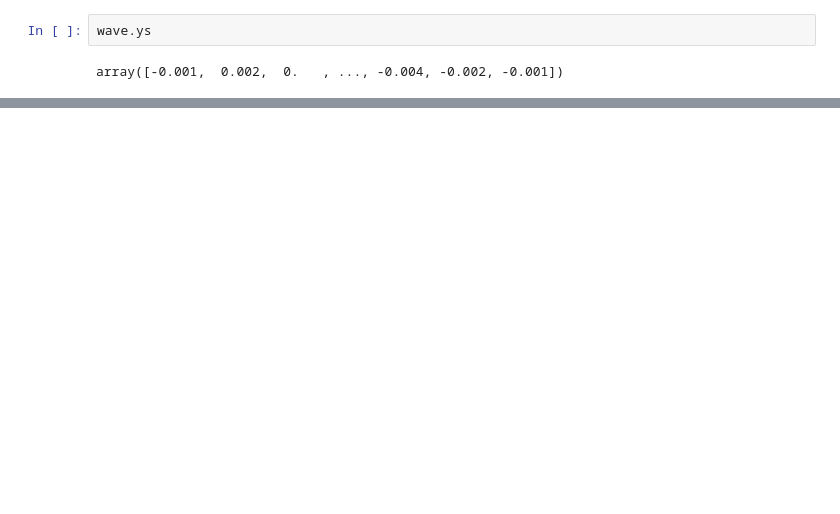
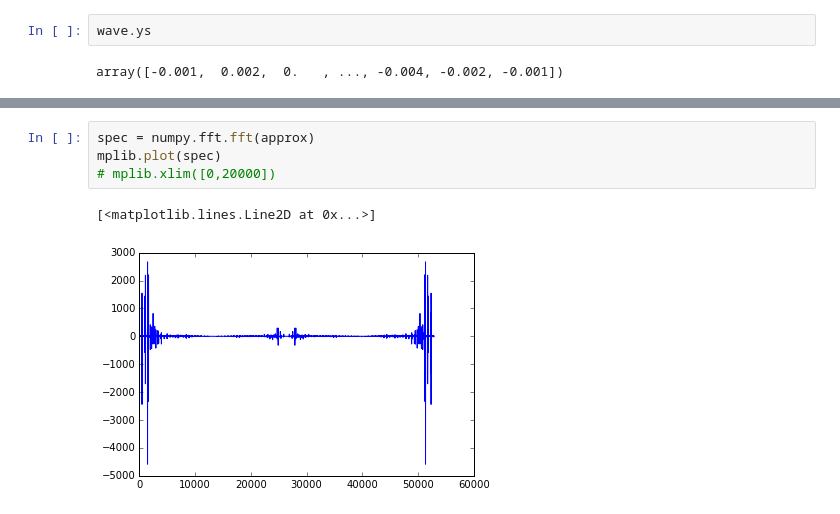
Before and after one commit to dinopants174/SigSys_Final_Project, a Jupyter notebook: Haar_Audio.ipynb, the cells around one changed output, grey strips where cells are left out. Saved outputs shown, nothing was run; the diff lists cells and outputs as text; blank space fills up the shorter version.

```diff
--- a/Haar_Audio.ipynb
+++ b/Haar_Audio.ipynb
@@ -40,0 +66,7 @@ wave_approx.make_audio()
+# %%
+spec = numpy.fft.fft(approx)
+mplib.plot(spec)
+# mplib.xlim([0,20000])
+# %% [output]
+[<matplotlib.lines.Line2D at 0x...>]
+[figure, added]
```
Also changed, not shown: parts of 13 cells of this notebook.
